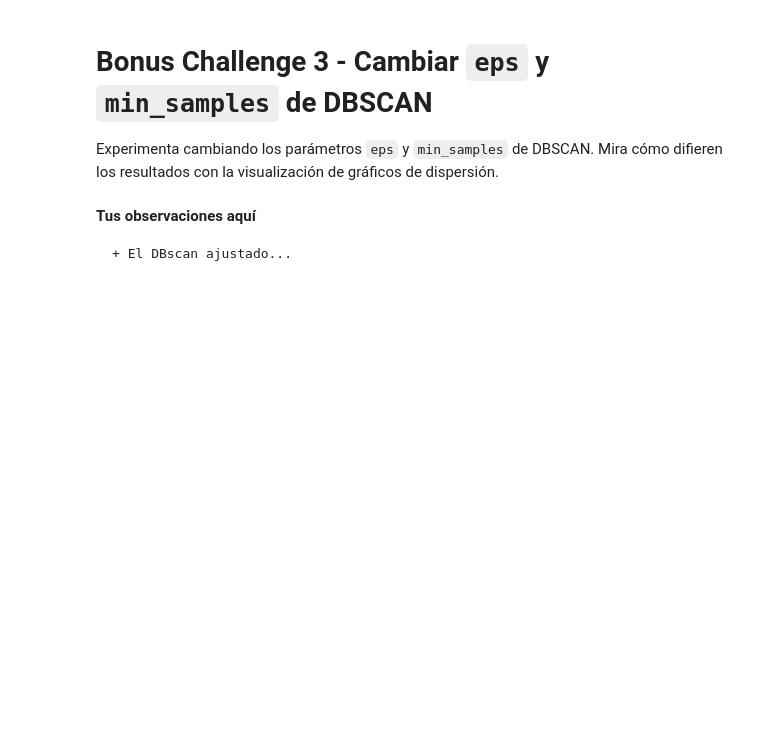
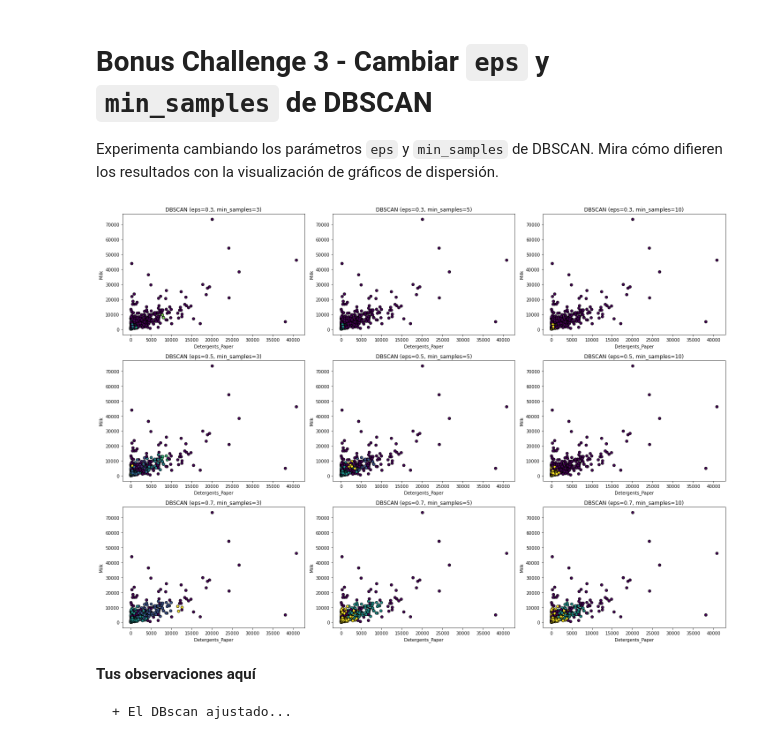
Before and after one commit to marccgcom/lab-unsupervised-learning-es, a Jupyter notebook: your-code/main-esp.ipynb, the cells around one changed output. Cells and saved outputs as stored; diff of their text form; code cells hidden in the pictures; blank space fills up the shorter version.

```diff
--- a/your-code/main-esp.ipynb
+++ b/your-code/main-esp.ipynb
@@ -408,3 +435,30 @@ Experimenta cambiando los parámetros `eps` y `min_samples` de DBSCAN. Mira cóm
+# %%
+# Your code here
+# Definir diferentes valores de eps y min_samples para DBSCAN
+eps_values = [0.3, 0.5, 0.7]
+min_samples_values = [3, 5, 10]
+
+# Crear gráficos de dispersión para diferentes combinaciones de eps y min_samples
+fig, axes = plt.subplots(len(eps_values), len(min_samples_values), figsize=(20, 14))
+
+for i, eps in enumerate(eps_values):
+    for j, min_samples in enumerate(min_samples_values):
+        # Inicializar el modelo DBSCAN con los parámetros especificados
+        dbscan = DBSCAN(eps=eps, min_samples=min_samples)
+        dbscan.fit(customers_scale_df)
+        X[f'labels_dbscan_eps{eps}_min{min_samples}'] = dbscan.labels_
+
+        # Gráfico de dispersión para Detergents_Paper vs. Milk
+        axes[i, j].scatter(X['Detergents_Paper'], X['Milk'], c=X[f'labels_dbscan_eps{eps}_min{min_samples}'], cmap='viridis', marker='o', edgecolor='k')
+        axes[i, j].set_title(f'DBSCAN (eps={eps}, min_samples={min_samples})')
+        axes[i, j].set_xlabel('Detergents_Paper')
+        axes[i, j].set_ylabel('Milk')
+
+# Ajustar el layout
+plt.tight_layout()
+plt.show()
+# %% [output]
+[figure, added]
 # %% [markdown]
 **Tus observaciones aquí**
 
```
Also changed, not shown: parts of 3 cells of this notebook.
